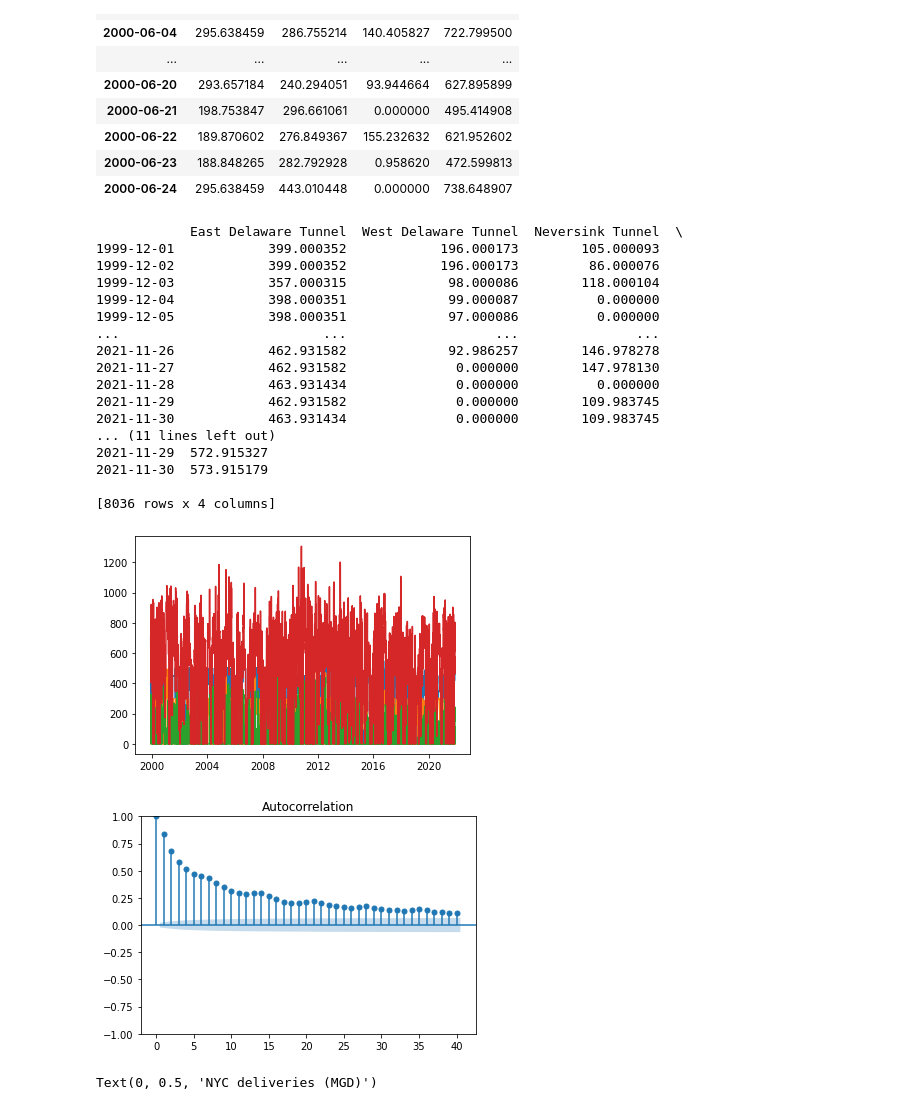
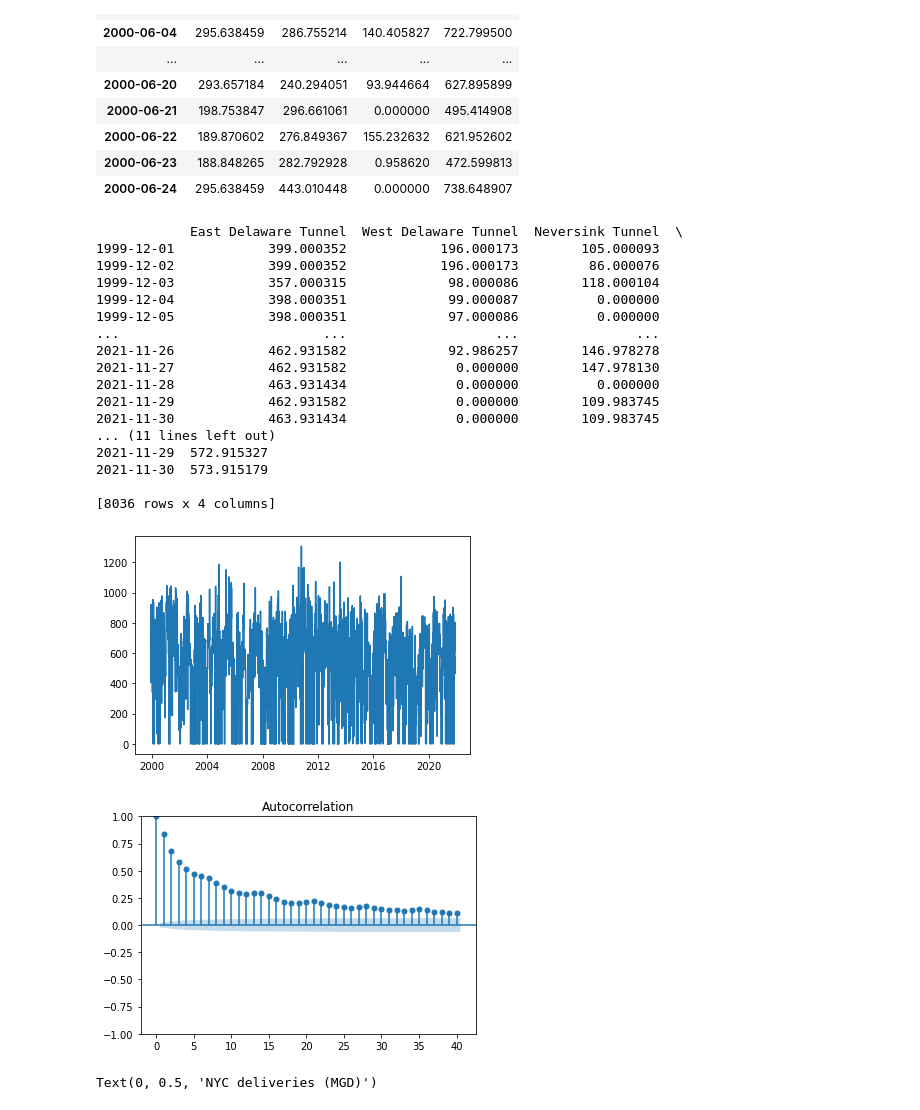
Before and after one commit to Pywr-DRB/Pywr-DRB, a Jupyter notebook: analyze_diversions.ipynb, the cells around one changed output. Cells and saved outputs as stored; diff of their text form; code cells hidden in the pictures.

```diff
--- a/analyze_diversions.ipynb
+++ b/analyze_diversions.ipynb
@@ -61,35 +61,35 @@ nyc_WEAP.iloc[360:390]
 nyc = pd.read_excel('input_data/historical_diversions/Pep_Can_Nev_diversions_daily_2000-2021.xlsx', index_col=0)
 nyc = nyc.iloc[:,:3]
 nyc.index = pd.to_datetime(nyc.index)
 nyc['aggregate'] = nyc.sum(axis=1)
 
 ### convert CFS to MGD
 nyc *= 0.64631689
 
 print(nyc)
 
-plt.plot(nyc)
+plt.plot(nyc['aggregate'])
 
 _ = tsaplots.plot_acf(nyc['aggregate'])
 # %% [output]
             East Delaware Tunnel  West Delaware Tunnel  Neversink Tunnel  \
 1999-12-01            399.000352            196.000173        105.000093
 1999-12-02            399.000352            196.000173         86.000076
 1999-12-03            357.000315             98.000086        118.000104
 1999-12-04            398.000351             99.000087          0.000000
 1999-12-05            398.000351             97.000086          0.000000
 ...                          ...                   ...               ...
 2021-11-26            462.931582             92.986257        146.978278
 2021-11-27            462.931582              0.000000        147.978130
 2021-11-28            463.931434              0.000000          0.000000
 2021-11-29            462.931582              0.000000        109.983745
 2021-11-30            463.931434              0.000000        109.983745
 ... (11 lines left out)
 2021-11-29  572.915327
 2021-11-30  573.915179
 
 [8036 rows x 4 columns]
-[figure, old version]
+[figure, new version]
 [figure]
 # %%
 fig,axs=plt.subplots(2,1)
```
Also changed, not shown: parts of 17 cells of this notebook, 35 other files.
